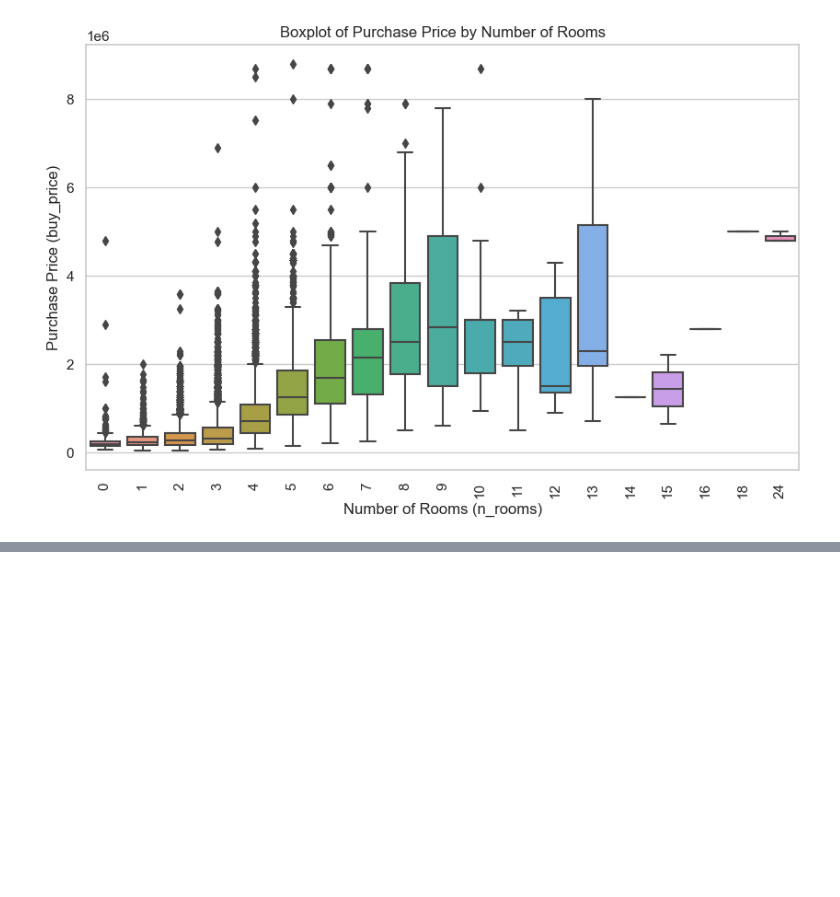
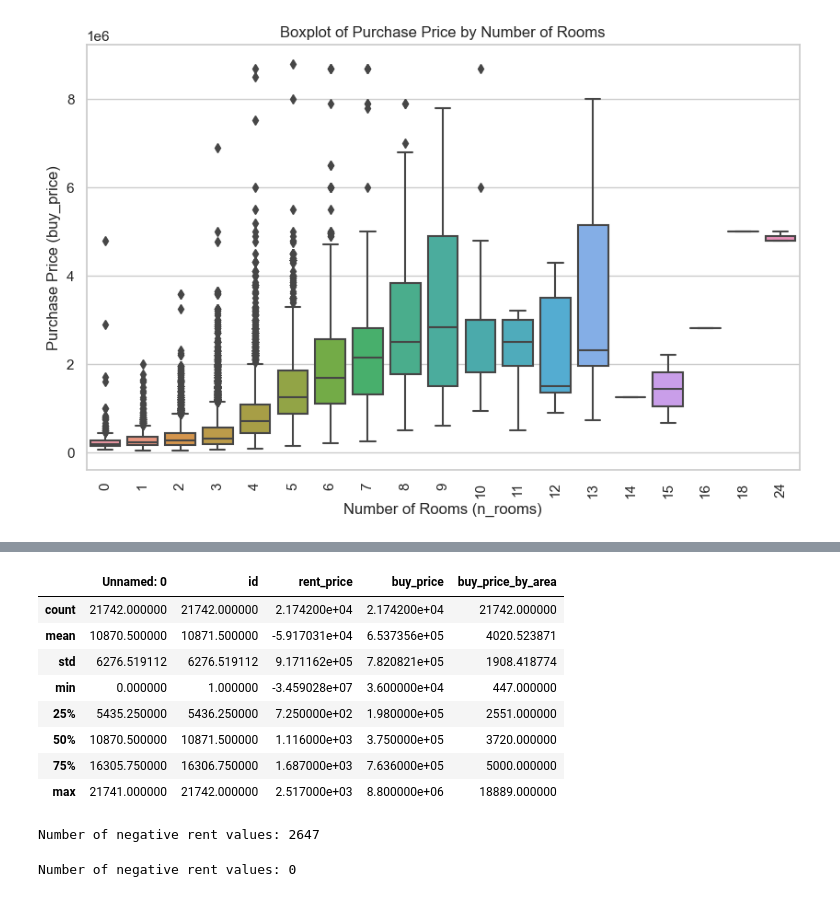
Before and after one commit to Fidel-Leanne/dataAnalysis, a Jupyter notebook: Analysis/realEstate.ipynb, the cells around one changed output, grey strips where cells are left out. Saved outputs shown, nothing was run; the diff lists cells and outputs as text; code cells hidden in the pictures; blank space fills up the shorter version.

```diff
--- a/Analysis/realEstate.ipynb
+++ b/Analysis/realEstate.ipynb
@@ -341,0 +385,5 @@ plt.show()
+# %%
+amenities = ['has_central_heating', 'has_individual_heating', 'has_ac', 'has_fitted_wardrobes', 'has_lift', 'is_exterior']
+madrid_cleaned['amenities_count'] = madrid_cleaned[amenities].sum(axis=1)
+# %%
+madrid_cleaned.drop(columns=['n_rooms', 'n_bathrooms', 'sq_mt_built', 'house_type_id'], inplace=True)
@@ -341,0 +402,3 @@ plt.show()
+# %%
+amenities = ['has_central_heating', 'has_individual_heating', 'has_ac', 'has_fitted_wardrobes', 'has_lift', 'is_exterior']
+madrid_cleaned.drop(columns=amenities, inplace=True)
@@ -341,0 +435,10 @@ plt.show()
+# %%
+# For 'street_name', you can use a placeholder or mode imputation based on neighborhood
+madrid_cleaned['street_name'].fillna('Unknown', inplace=True)
+
+# Or, if you'd prefer mode imputation within neighborhoods:
+# madrid_cleaned['street_name'] = madrid_cleaned.groupby('neighborhood_id')['street_name'].transform(lambda x: x.fillna(x.mode()[0] if not x.mode().empty else "Unknown"))
+
+# For 'is_floor_under', you can use mode imputation
+most_common_value = madrid_cleaned['is_floor_under'].mode()[0]
+madrid_cleaned['is_floor_under'].fillna(most_common_value, inplace=True)
@@ -341,0 +465,17 @@ plt.show()
+# %%
+madrid_cleaned.describe()
+# %% [output]
+|  | Unnamed: 0 | id | rent_price | buy_price | buy_price_by_area |
+| count | 21742.000000 | 21742.000000 | 2.174200e+04 | 2.174200e+04 | 21742.000000 |
+| mean | 10870.500000 | 10871.500000 | -5.917031e+04 | 6.537356e+05 | 4020.523871 |
+| std | 6276.519112 | 6276.519112 | 9.171162e+05 | 7.820821e+05 | 1908.418774 |
+| min | 0.000000 | 1.000000 | -3.459028e+07 | 3.600000e+04 | 447.000000 |
+| 25% | 5435.250000 | 5436.250000 | 7.250000e+02 | 1.980000e+05 | 2551.000000 |
+| 50% | 10870.500000 | 10871.500000 | 1.116000e+03 | 3.750000e+05 | 3720.000000 |
+| 75% | 16305.750000 | 16306.750000 | 1.687000e+03 | 7.636000e+05 | 5000.000000 |
+| max | 21741.000000 | 21742.000000 | 2.517000e+03 | 8.800000e+06 | 18889.000000 |
+# %%
+negative_rent = madrid_cleaned[madrid_cleaned['rent_price'] < 0]
+print(f"Number of negative rent values: {len(negative_rent)}")
+# %% [output]
+Number of negative rent values: 2647
@@ -341,0 +486,5 @@ plt.show()
+# %%
+negative_rent = madrid_cleaned[madrid_cleaned['rent_price'] < 0]
+print(f"Number of negative rent values: {len(negative_rent)}")
+# %% [output]
+Number of negative rent values: 0
```
Also changed, not shown: parts of 19 cells of this notebook, 1 other file.
